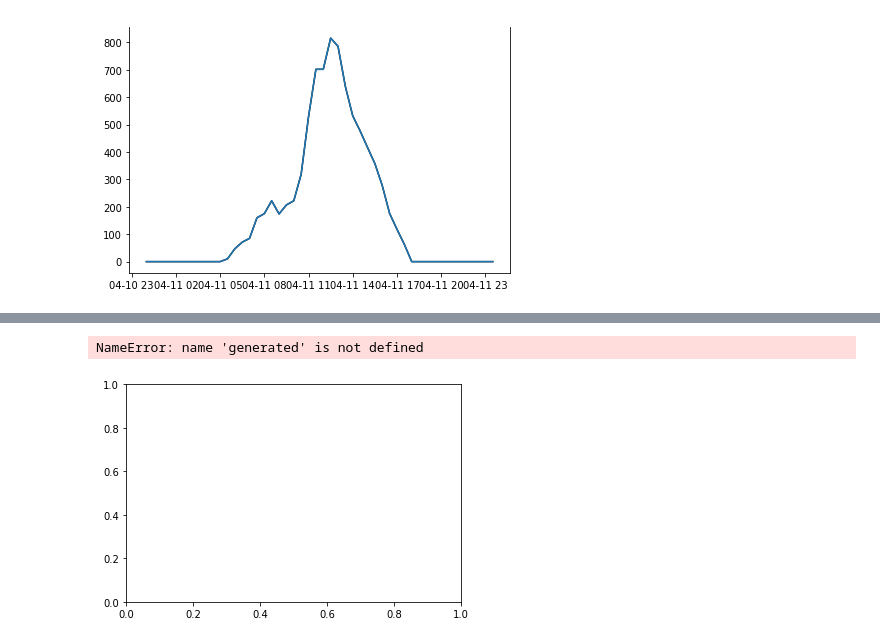
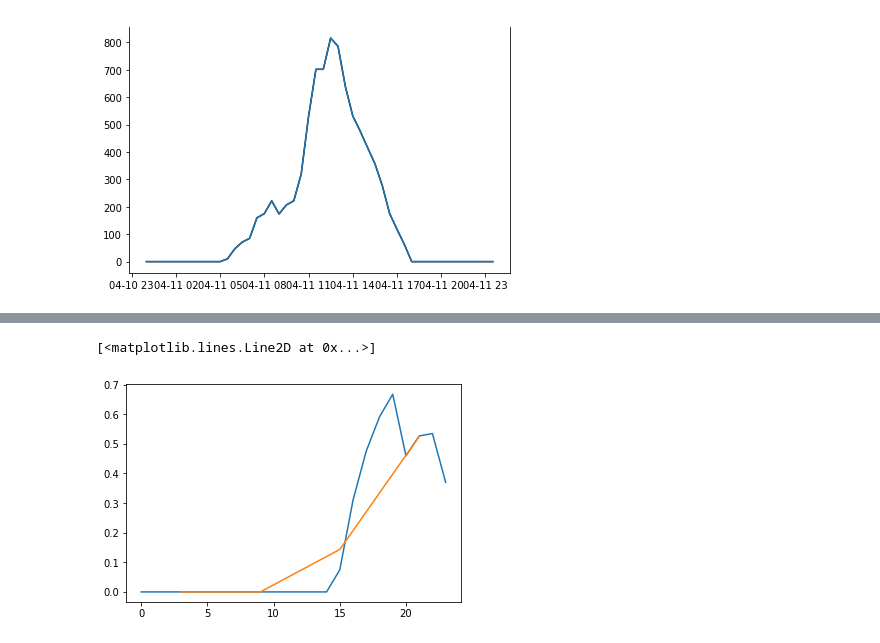
Before and after one commit to jamesjarlathlong/continuous, a Jupyter notebook: solar_exploration.ipynb, the cells around one changed output, grey strips where cells are left out. Drawn from its saved outputs; the diff is of its cells as text; code cells hidden in the pictures.

```diff
--- a/solar_exploration.ipynb
+++ b/solar_exploration.ipynb
@@ -24,8 +24,8 @@ your_email = 'jjlong@mit.edu'
 # Your affiliation
 your_affiliation = 'mit'
 # %%
-fname = 'killian_court'
-meta, df = solar_getter.get_solar(fname, year=year, lat=lat, lon=lon,
+fname = 'killian_court_3hrs'
+meta, df = get_solar(fname, year=year, lat=lat, lon=lon,
                     leap_year=leap_year, interval=interval,
                     utc=utc, your_name=your_name, your_email=your_email,
                     your_affiliation=your_affiliation,
@@ -43,8 +43,8 @@ dfpre = pd.read_csv('killian_court.csv')
 with open('killian_court.metadata.json') as f:
     metapre = json.load(f)
 # %%
-generated, dcnet,acnet = convert_to_energy(meta, df)
-gen2, dcnet2, acnet2 = convert_to_energy(meta2, df2)
+generated, dcnet,acnet = convert_to_energy({'system_capacity':2e-3 , 'azimuth':90 , 'tilt':20},meta, df)
+#gen2, dcnet2, acnet2 = convert_to_energy(meta2, df2)
 # %%
 fig, ax = plt.subplots(1)
 df['gen'] = generated #kW
@@ -105,6 +73,20 @@ meta
+# %%
+import itertools
+def grouper(iterable, n, fillvalue=None):
+    "Collect data into fixed-length chunks or blocks"
+    # grouper('ABCDEFG', 3, 'x') --> ABC DEF Gxx"
+    args = [iter(iterable)] * n
+    return itertools.zip_longest(*args, fillvalue=fillvalue)
+def downsample(series, factor=1):
+    avg = lambda x: sum(x)/len(x)
+    chunks = grouper(series, factor)
+    return list(map(avg, chunks))
+# %%
+s = downsample(dcnet[0:24], 6)
 # %%
 fig, ax = plt.subplots(1)
-ax.plot(generated[0:48])
+ax.plot(dcnet[0:24])
+ax.plot([3,9,15,21], s)
 # %% [output]
-NameError: name 'generated' is not defined
+[<matplotlib.lines.Line2D at 0x...>]
-[figure, old version]
+[figure, new version]
```
Also changed, not shown: parts of 4 cells of this notebook, 22 other files.
